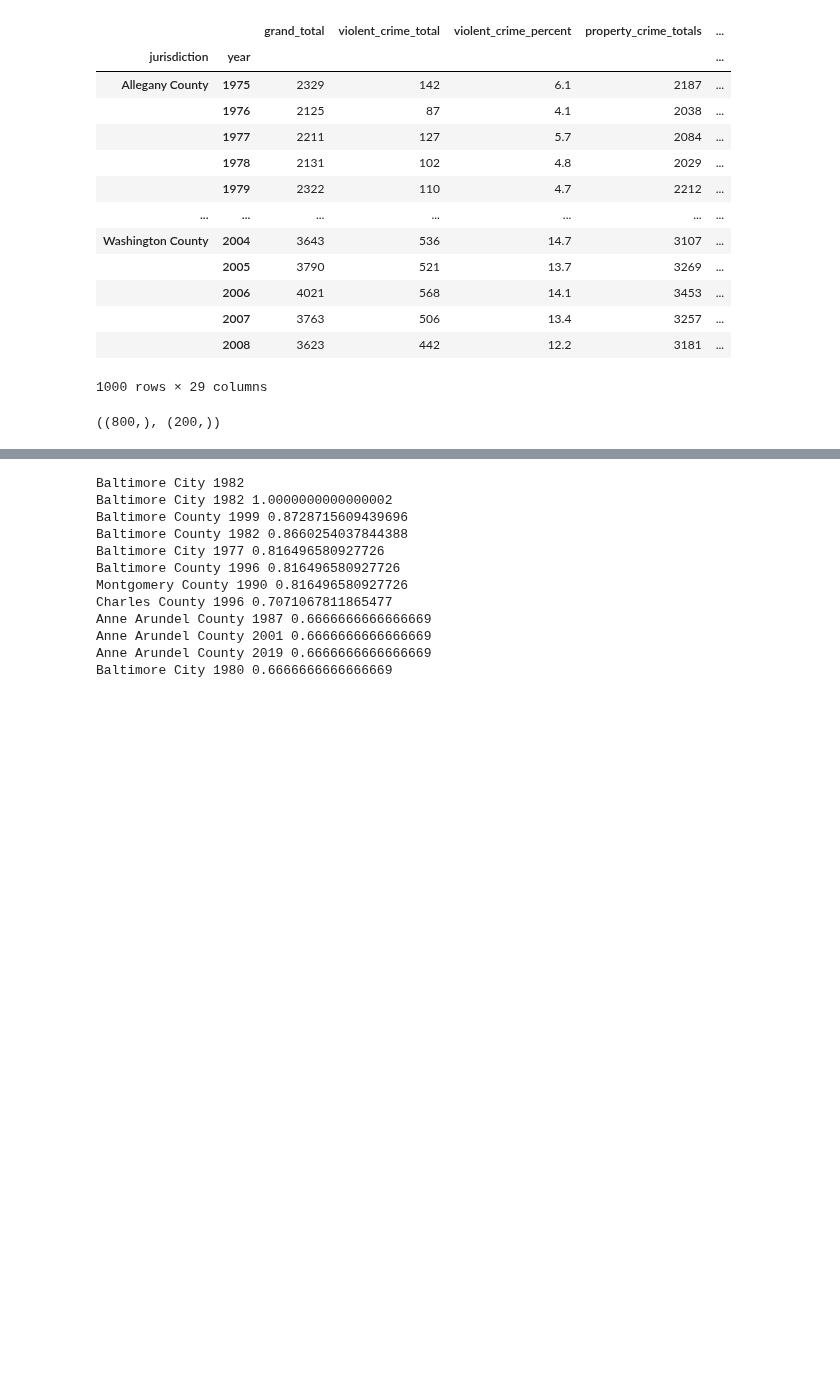
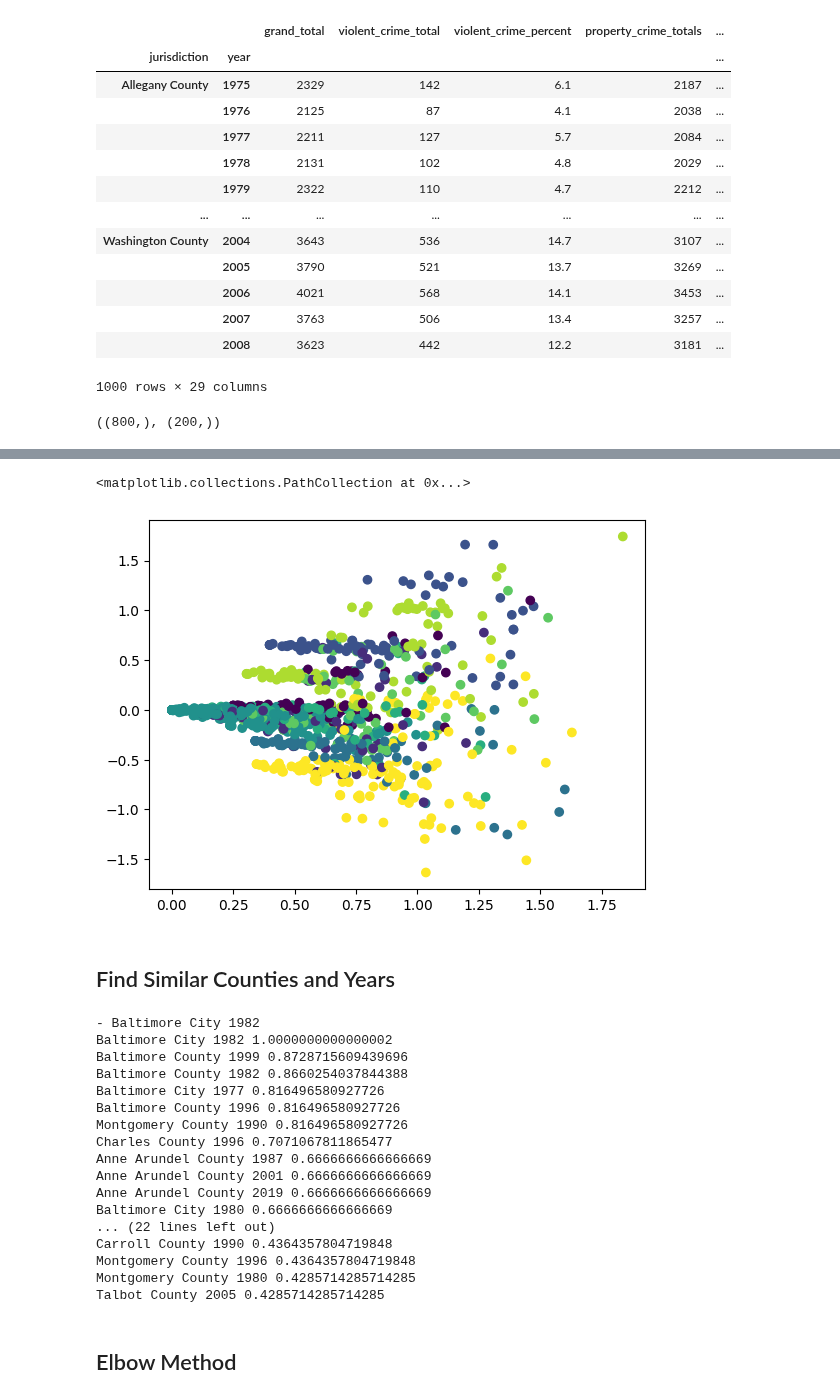
Before and after one commit to kimesco/maryland-crime-project, a Jupyter notebook: exploration.ipynb, the cells around one changed output, grey strips where cells are left out. Cells and saved outputs as stored; diff of their text form; code cells hidden in the pictures; blank space fills up the shorter version.

Commit message:
Added Cluster plot

```diff
--- a/exploration.ipynb
+++ b/exploration.ipynb
@@ -206,0 +265,11 @@ Count Matrix:  [[0 0 0 ... 0 0 0]
+# %%
+k=9
+
+# apply KMeans clustering
+cluster_model = KMeans(n_clusters=k)
+cluster_model.fit(df_matrix)
+
+cluster_labels = cluster_model.predict(df_matrix)
+county_cluster_df = pd.DataFrame(cluster_labels, index=df_matrix.index, columns=["cluster"])
+
+county_cluster_df["cluster"].value_counts()
@@ -207,3 +313,15 @@ Count Matrix:  [[0 0 0 ... 0 0 0]
+# %%
+# reduce matrix and plot points
+svd = TruncatedSVD(n_components=2)
+svd.fit(df_matrix)
+matrix_reduced = svd.transform(df_matrix)
+
+plt.scatter(matrix_reduced[:,0], matrix_reduced[:,1], c=cluster_labels)
+# %% [output]
+<matplotlib.collections.PathCollection at 0x...>
+[figure, added]
+# %% [markdown]
+## Find Similar Counties and Years
 # %%
 df1 = df.reset_index()
 similarity_dict = {}
@@ -221,7 +339,7 @@ for index, row in df1.iterrows():
 
 # Baltimore County, 1982
 target_similar_counties = similarity_dict[99]
-print(df1['jurisdiction'].loc[99], df1['year'].loc[99])
+print("\n-",df1['jurisdiction'].loc[99], df1['year'].loc[99])
 
 # print top ten most similar counties
 i=0
@@ -233,7 +351,7 @@ for county in target_similar_counties:
 
 # Montgomery County, 2005
 target_similar_counties = similarity_dict[720]
-print(df1['jurisdiction'].loc[720], df1['year'].loc[720])
+print("\n-",df1['jurisdiction'].loc[720], df1['year'].loc[720])
 
 # print top ten most similar counties
 i=0
@@ -245,7 +363,7 @@ for county in target_similar_counties:
 
 # St. Mary's County, 2011
 target_similar_counties = similarity_dict[910]
-print(df1['jurisdiction'].loc[910], df1['year'].loc[910])
+print("\n-",df1['jurisdiction'].loc[910], df1['year'].loc[910])
 
 # print top ten most similar countiess
 i=0
@@ -255,7 +373,7 @@ for county in target_similar_counties:
     if i>10:
         break
 # %% [output]
-Baltimore City 1982
+- Baltimore City 1982
 Baltimore City 1982 1.0000000000000002
 Baltimore County 1999 0.8728715609439696
 Baltimore County 1982 0.8660254037844388
@@ -267,3 +385,10 @@ Anne Arundel County 1987 0.6666666666666669
 Anne Arundel County 2001 0.6666666666666669
 Anne Arundel County 2019 0.6666666666666669
 Baltimore City 1980 0.6666666666666669
+... (22 lines left out)
+Carroll County 1990 0.4364357804719848
+Montgomery County 1996 0.4364357804719848
+Montgomery County 1980 0.4285714285714285
+Talbot County 2005 0.4285714285714285
+# %% [markdown]
+## Elbow Method
```
Also changed, not shown: parts of 13 cells of this notebook.
